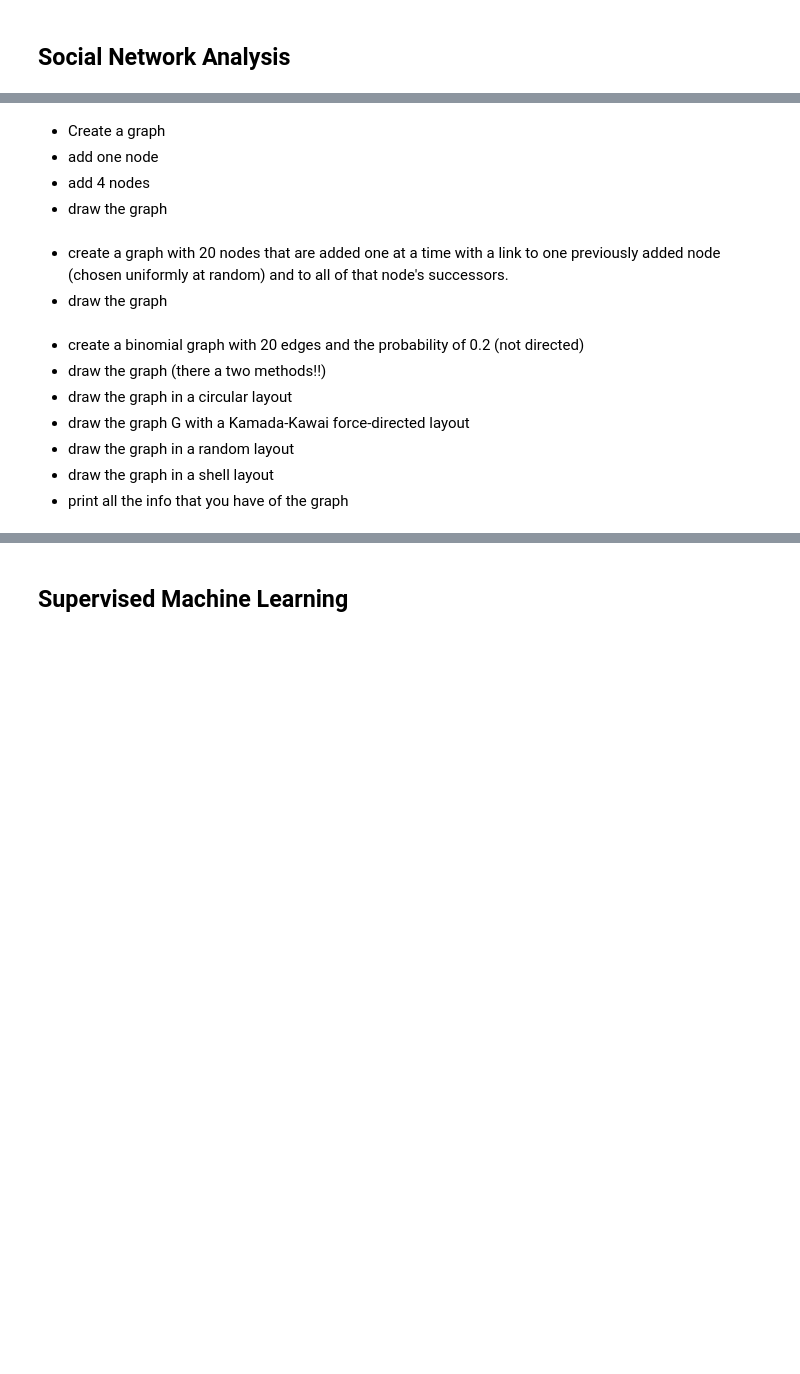
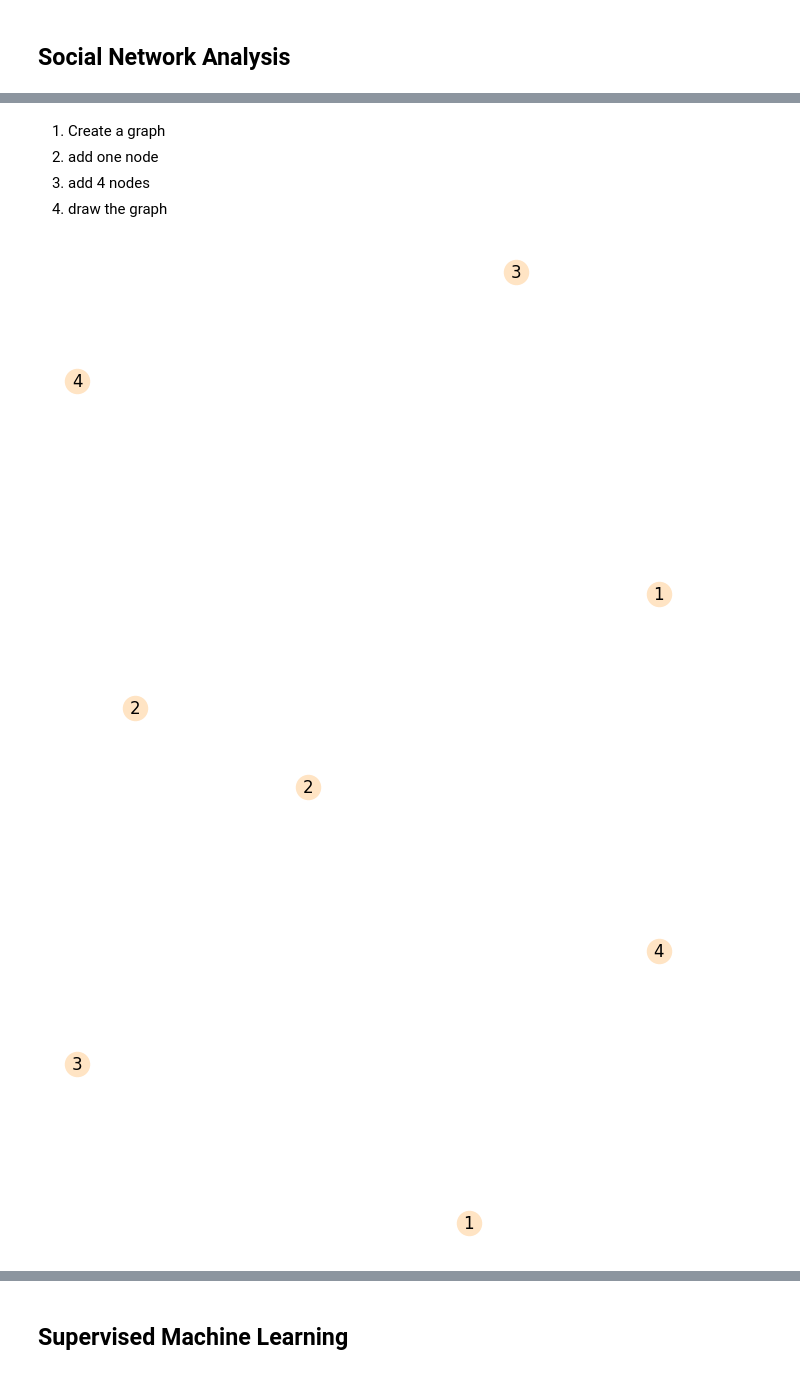
Before and after one commit to sonjaJolanda/BigDataSocialSciences, a Jupyter notebook: exercises_again_again/9-12_finals_summary.ipynb, the cells around one changed output, grey strips where cells are left out. Drawn from its saved outputs; the diff is of its cells as text; code cells hidden in the pictures; blank space fills up the shorter version.

```diff
--- a/exercises_again_again/9-12_finals_summary.ipynb
+++ b/exercises_again_again/9-12_finals_summary.ipynb
@@ -84,16 +87,13 @@ UsageError: Line magic function `%` not found.
 # %% [markdown]
-- Create a graph
-- add one node
-- add 4 nodes
-- draw the graph
+1. Create a graph
+2. add one node
+3. add 4 nodes
+4. draw the graph
-# %% [markdown]
-- create a graph with 20 nodes that are added one at a time with a link to one previously added node (chosen uniformly at random) and to all of that node's successors.
-- draw the graph
-# %% [markdown]
-- create a binomial graph with 20 edges and the probability of 0.2 (not directed)
-- draw the graph (there a two methods!!)
-- draw the graph in a circular layout
-- draw the graph G with a Kamada-Kawai force-directed layout
-- draw the graph in a random layout
-- draw the graph in a shell layout
-- print all the info that you have of the graph
+# %%
+G = nx.Graph()
+G.add_node(1)
+G.add_nodes_from([1,2,3,4])
+nx.draw(G, node_color='bisque', with_labels=True)
+# %% [output]
+[figure, added]
+[figure, added]
```
Also changed, not shown: parts of 33 cells of this notebook, 3 other files.
